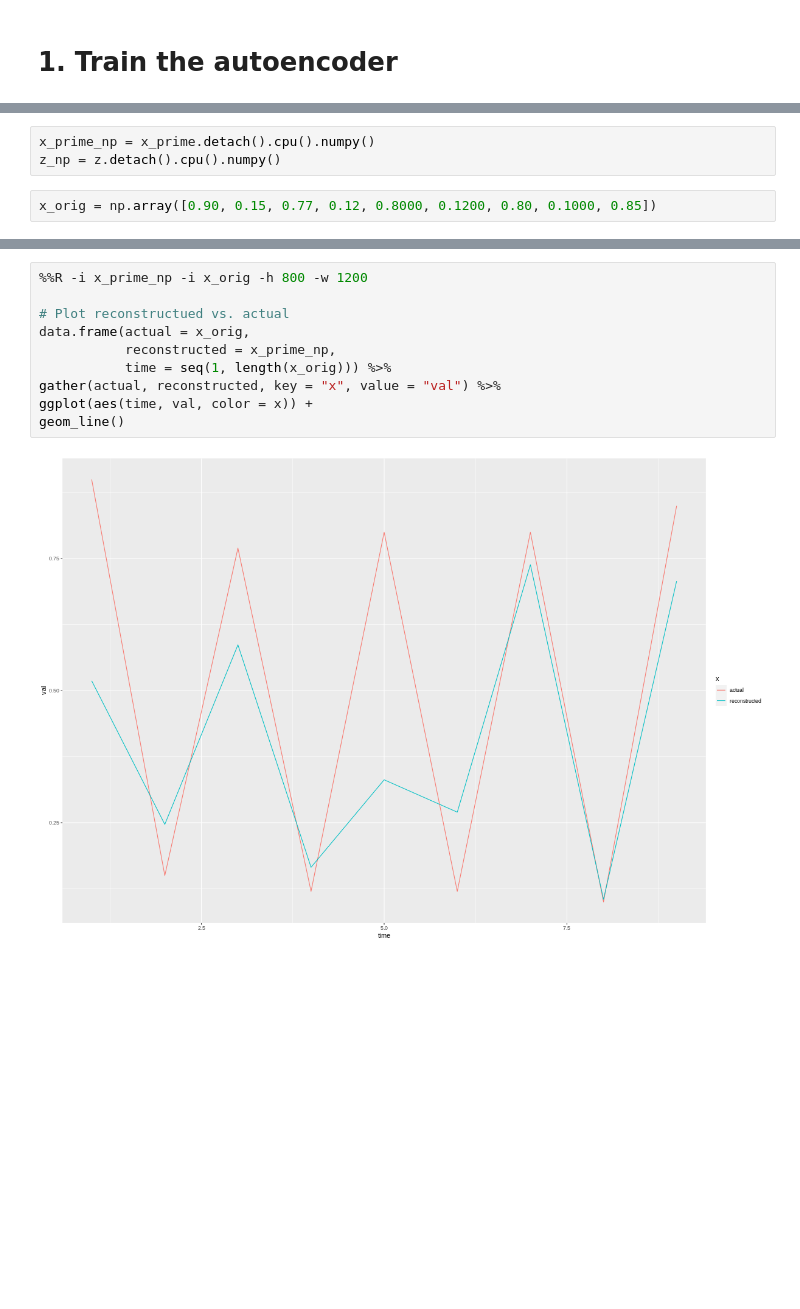
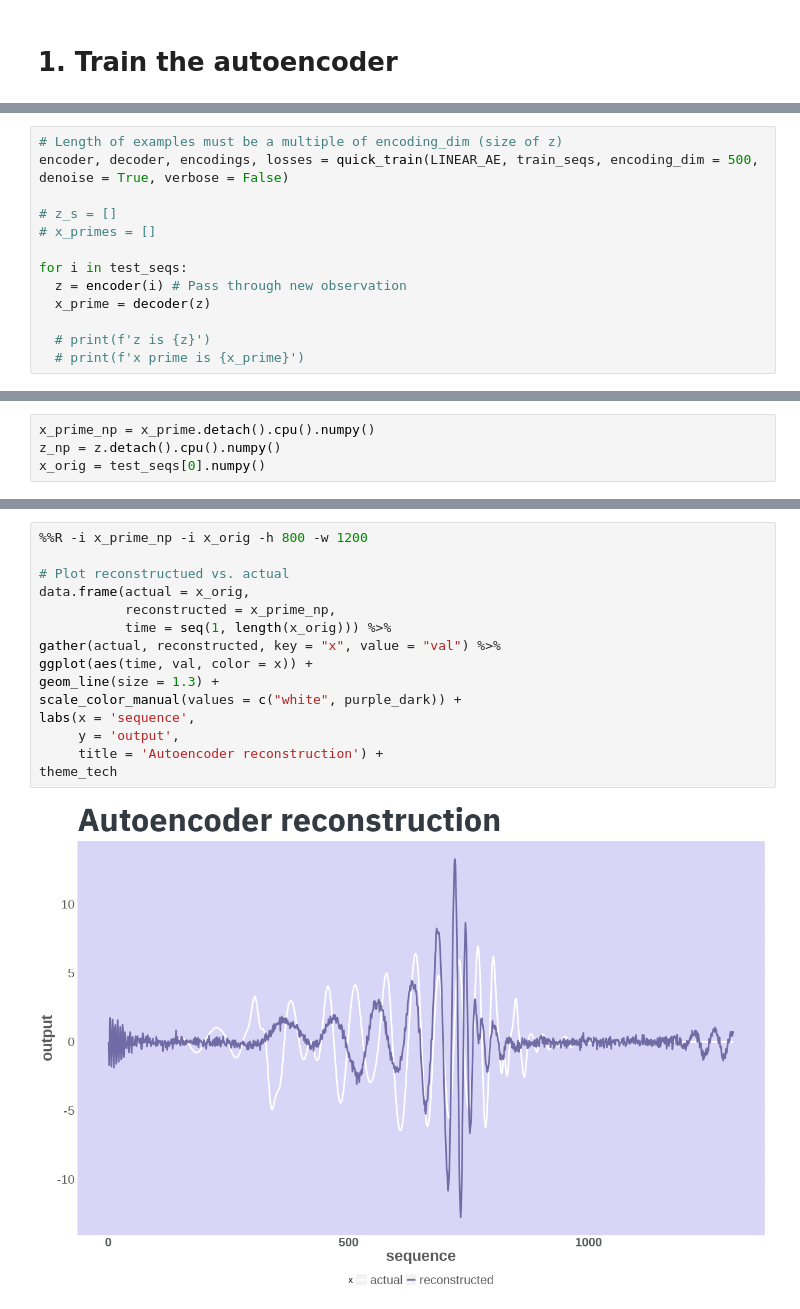
Before and after one commit to sullivannicole/grav-waves, a Jupyter notebook: 02_autoencoder.ipynb, the cells around one changed output, grey strips where cells are left out. Saved outputs shown, nothing was run; the diff lists cells and outputs as text; blank space fills up the shorter version.

```diff
--- a/02_autoencoder.ipynb
+++ b/02_autoencoder.ipynb
@@ -62,0 +128,13 @@ x prime is tensor([0.5188, 0.2469, 0.5868, 0.1656, 0.3313, 0.2700, 0.7385, 0.105
+# %%
+# Length of examples must be a multiple of encoding_dim (size of z)
+encoder, decoder, encodings, losses = quick_train(LINEAR_AE, train_seqs, encoding_dim = 500, denoise = True, verbose = False)
+
+# z_s = []
+# x_primes = []
+
+for i in test_seqs:
+  z = encoder(i) # Pass through new observation
+  x_prime = decoder(z)
+
+  # print(f'z is {z}')
+  # print(f'x prime is {x_prime}')
@@ -92,5 +174,4 @@ Non-trainable params: 0
 # %%
 x_prime_np = x_prime.detach().cpu().numpy()
 z_np = z.detach().cpu().numpy()
+x_orig = test_seqs[0].numpy()
-# %%
-x_orig = np.array([0.90, 0.15, 0.77, 0.12, 0.8000, 0.1200, 0.80, 0.1000, 0.85])
@@ -106,12 +207,17 @@ geom_line()
 # %%
 %%R -i x_prime_np -i x_orig -h 800 -w 1200
 
 # Plot reconstructued vs. actual
 data.frame(actual = x_orig,
            reconstructed = x_prime_np,
            time = seq(1, length(x_orig))) %>%
 gather(actual, reconstructed, key = "x", value = "val") %>%
 ggplot(aes(time, val, color = x)) +
-geom_line()
+geom_line(size = 1.3) +
+scale_color_manual(values = c("white", purple_dark)) +
+labs(x = 'sequence',
+     y = 'output',
+     title = 'Autoencoder reconstruction') +
+theme_tech
 # %% [output]
-[figure, old version]
+[figure, new version]
```
Also changed, not shown: parts of 20 cells of this notebook.
